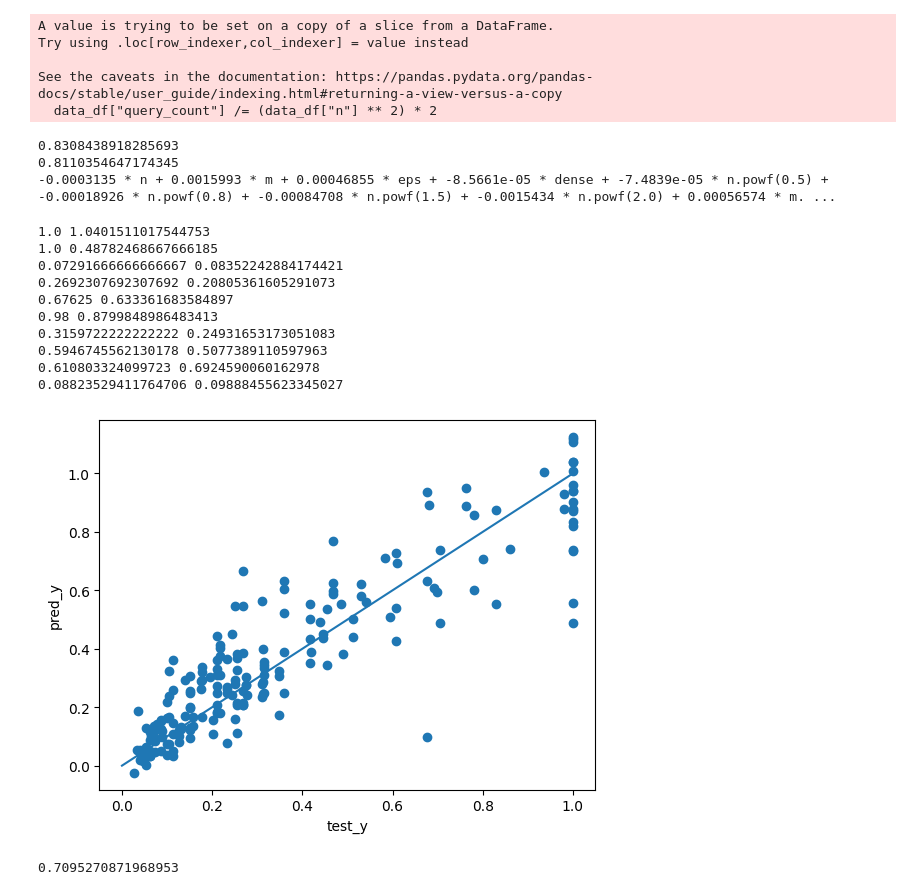
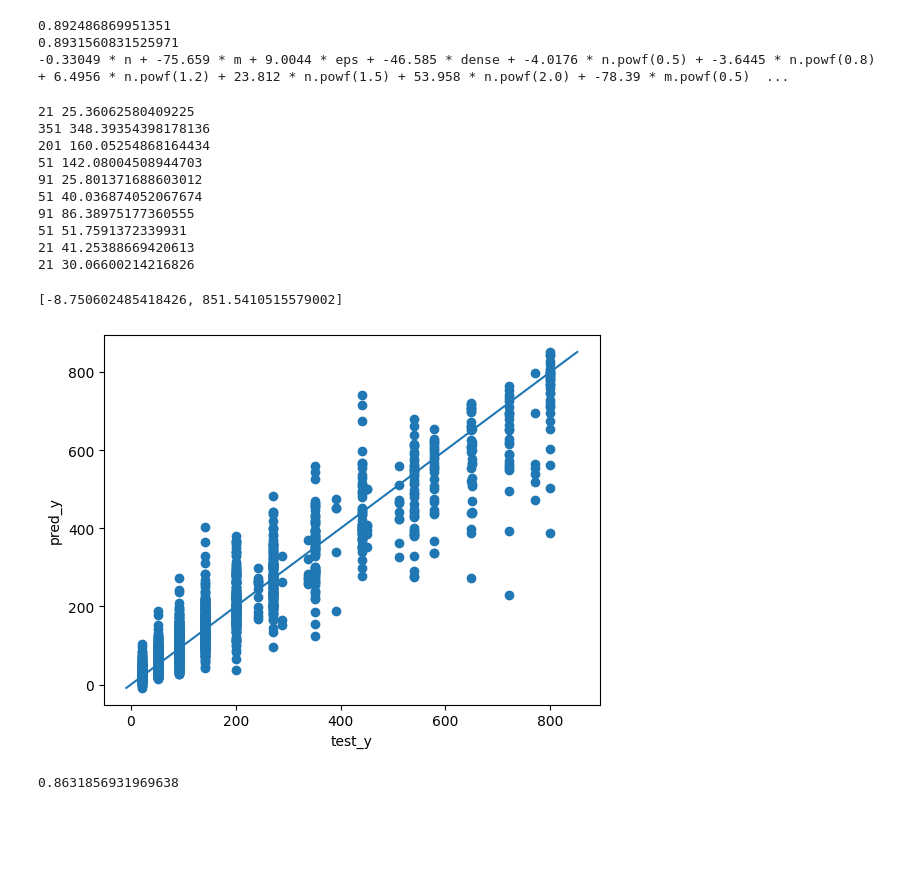
Before and after one commit to tishii2479/ahc030, a Jupyter notebook: notebooks/f.ipynb, the cells around one changed output. Cells and saved outputs as stored; diff of their text form; code cells hidden in the pictures; blank space fills up the shorter version.

```diff
--- a/notebooks/f.ipynb
+++ b/notebooks/f.ipynb
@@ -51,17 +51,17 @@ from sklearn.metrics import accuracy_score, confusion_matrix, roc_curve, auc
 
 df = pd.read_csv("../log/database.csv")
 input_df = pd.read_csv("../log/input.csv")
-solver_df = pd.merge(df[df.solver_version == "data-query-count-10-1000"], input_df, how="left", on="input_file")
+solver_df = pd.merge(df[df.solver_version == "data-collection-10000"], input_df, how="left", on="input_file")
 # %%
 data_df = solver_df[num_cols]
-data_df["query_count"] /= (data_df["n"] ** 2) * 2
+# data_df["query_count"] /= (data_df["n"] ** 2) * 2
 data_df.loc[:, ["target"]] = data_df["query_count"]
 
 data_df = data_df.drop(["score", "duration", "query_count"], axis=1)
 
 feature_cols = ["n", "m", "eps", "dense"]
 
-alphas = [0.5, 0.8, 1.5, 2.0]
+alphas = [0.5, 0.8, 1.2, 1.5, 2.0]
 
 # 特徴量
 for col in feature_cols:
@@ -82,7 +82,7 @@ y = data_df["target"]
 
 train_x, test_x, train_y, test_y = train_test_split(x, y, test_size=0.2, random_state=0)
 
-model = Ridge(alpha=1e2)
+model = Ridge(alpha=1e-3)
 model.fit(train_x, train_y)
 
 # print(model.coef_)
@@ -94,35 +94,32 @@ print(expr)
 with open("../log/expr.txt", "w") as f:
     f.write(expr + "\n")
 # %% [output]
-A value is trying to be set on a copy of a slice from a DataFrame.
-Try using .loc[row_indexer,col_indexer] = value instead
-
-See the caveats in the documentation: https://pandas.pydata.org/pandas-docs/stable/user_guide/indexing.html#returning-a-view-versus-a-copy
-  data_df["query_count"] /= (data_df["n"] ** 2) * 2
+0.892486869951351
+0.8931560831525971
+-0.33049 * n + -75.659 * m + 9.0044 * eps + -46.585 * dense + -4.0176 * n.powf(0.5) + -3.6445 * n.powf(0.8) + 6.4956 * n.powf(1.2) + 23.812 * n.powf(1.5) + 53.958 * n.powf(2.0) + -78.39 * m.powf(0.5)  ...
-0.8308438918285693
-0.8110354647174345
--0.0003135 * n + 0.0015993 * m + 0.00046855 * eps + -8.5661e-05 * dense + -7.4839e-05 * n.powf(0.5) + -0.00018926 * n.powf(0.8) + -0.00084708 * n.powf(1.5) + -0.0015434 * n.powf(2.0) + 0.00056574 * m. ...
 # %%
 pred_y = model.predict(test_x)
 for i in range(10):
     print(test_y.iloc[i], pred_y[i])
 
 plt.scatter(test_y, pred_y)
 plt.xlabel("test_y")
 plt.ylabel("pred_y")
-_ = plt.plot([0, 1], [0, 1])
+_ = plt.plot([pred_y.min(), pred_y.max()], [pred_y.min(), pred_y.max()])
+[pred_y.min(), pred_y.max()]
 # %% [output]
-1.0 1.0401511017544753
-1.0 0.48782468667666185
-0.07291666666666667 0.08352242884174421
-0.2692307692307692 0.20805361605291073
-0.67625 0.633361683584897
-0.98 0.8799848986483413
-0.3159722222222222 0.24931653173051083
-0.5946745562130178 0.5077389110597963
-0.610803324099723 0.6924590060162978
-0.08823529411764706 0.09888455623345027
+21 25.36062580409225
+351 348.39354398178136
+201 160.05254868164434
+51 142.08004508944703
+91 25.801371688603012
+51 40.036874052067674
+91 86.38975177360555
+51 51.7591372339931
+21 41.25388669420613
+21 30.06600214216826
+[-8.750602485418426, 851.5410515579002]
-[figure, old version]
+[figure, new version]
 # %%
 import lightgbm as lgb
 from sklearn.metrics import r2_score
@@ -140,12 +137,12 @@ train_x, valid_x, train_y, valid_y = train_test_split(train_x, train_y, test_siz
 train_set = lgb.Dataset(train_x, train_y)
 valid_set = lgb.Dataset(valid_x, valid_y, reference=train_set)
 
-model = lgb.train(params=params, train_set=train_set, valid_sets=[valid_set], num_boost_round=10)
+model = lgb.train(params=params, train_set=train_set, valid_sets=[valid_set], num_boost_round=1000)
 
 pred_y = model.predict(test_x, num_iteration=model.best_iteration)
 print(r2_score(test_y, pred_y))
 # %% [output]
-0.7095270871968953
+0.8631856931969638
 # %%
 plt.scatter(test_y, pred_y)
 plt.xlabel("test_y")
```
Also changed, not shown: parts of 5 cells of this notebook, 6 other files.
